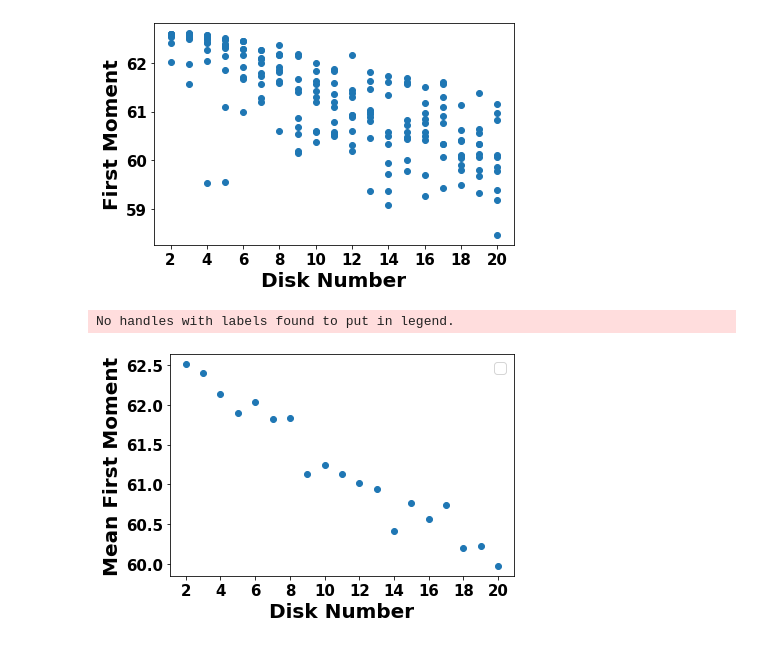
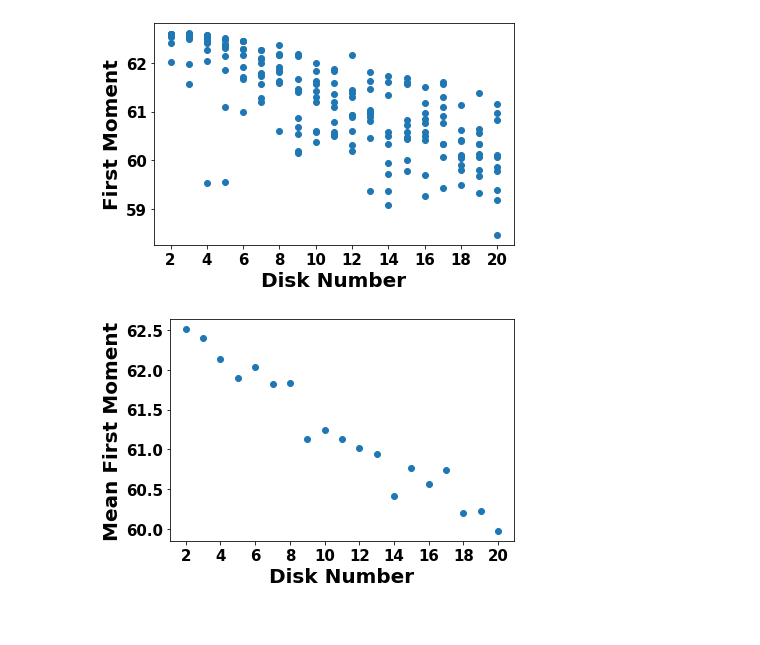
Before and after one commit to uw-cmg/ML4XraySpecklePattern, a Jupyter notebook: PostAnalysis/AvgDiskSize_ScatteringPattern/AvgDiskIntensitySactteringPatterAnalysis.ipynb, the cells around one changed output. Drawn from its saved outputs; the diff is of its cells as text; code cells hidden in the pictures.

```diff
--- a/PostAnalysis/AvgDiskSize_ScatteringPattern/AvgDiskIntensitySactteringPatterAnalysis.ipynb
+++ b/PostAnalysis/AvgDiskSize_ScatteringPattern/AvgDiskIntensitySactteringPatterAnalysis.ipynb
@@ -558,33 +557,32 @@ ax = plt.gca()
 
 markSizeSetter = 9
 # multiple line plot
 plt.scatter([i for i in range(2, 21)], Y_avg_firstMoment_ML_Normal)
-plt.legend(prop={'weight': 'bold', 'size': 15})
+#plt.legend(prop={'weight': 'bold', 'size': 15})
 
 #plt.plot(dat['IoU'], dat['median'], color='r')
 #plt.fill_between(dat['dose(dpa)'], dat['75th_percentile'], dat['25_percentile'], color='gray', alpha=0.2)
 
 # Figure information
 plt.ylabel('Mean First Moment', fontdict=font_axis_publish)
 
 #plt.xlim(0,1000)
 plt.xlabel('Disk Number', fontdict=font_axis_publish)
 
 tick_marks = np.arange(2, 21, 2)
 x_target_names = [str(i) for i in range(2, 21, 2)]
 plt.xticks(tick_marks, x_target_names)
 
 for ticklabel in (ax.get_xticklabels()):
     ticklabel.set_fontsize(labelsize)
     ticklabel.set_fontweight('bold')
 
 for ticklabel in (ax.get_yticklabels()):
     ticklabel.set_fontsize(labelsize)
     ticklabel.set_fontweight('bold')
 
 #plt.show()
 fignow.tight_layout()
 fignow.savefig("fig8.png",format = "png",dpi=300, bbox_inches='tight', pad_inches=0.2)
 # %% [output]
-No handles with labels found to put in legend.
-[figure, old version]
+[figure, new version]
```
Also changed, not shown: parts of 1 cell of this notebook, 1 other file.
